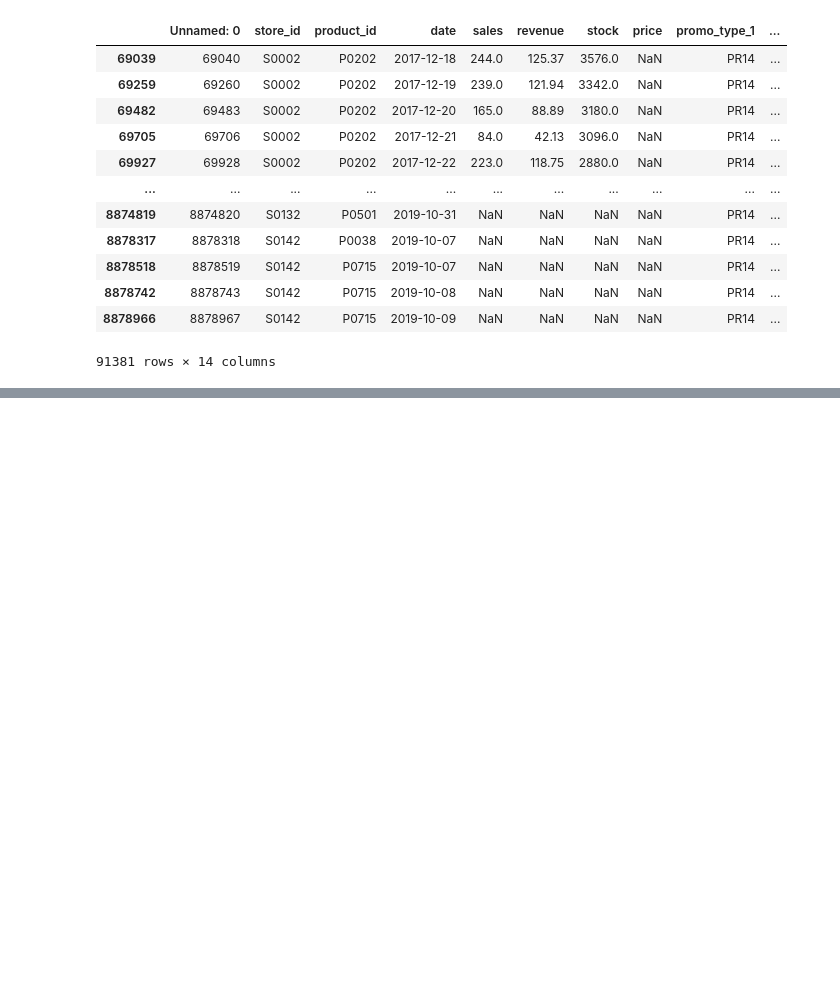
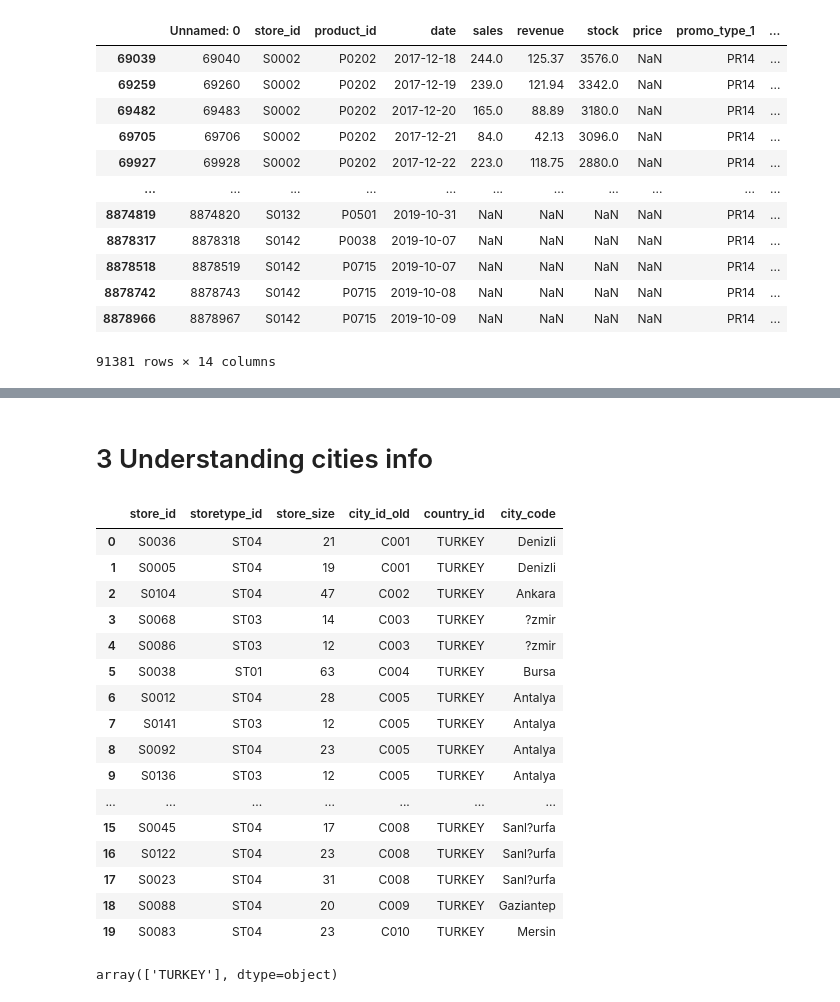
Before and after one commit to yurimfreitas/ProjectII, a Jupyter notebook: DataUnderstanding.ipynb, the cells around one changed output, grey strips where cells are left out. Cells and saved outputs as stored; diff of their text form; code cells hidden in the pictures; blank space fills up the shorter version.

```diff
--- a/DataUnderstanding.ipynb
+++ b/DataUnderstanding.ipynb
@@ -154,3 +154,29 @@ df_sales[(df_sales['price'].isna()) | (df_sales['price'] == '')]
 ###### promo_bin_2 by 'No promo bin 2'
 ###### promo_discount_2 by 0.0 (because the type is float in this case)
 ###### promo_discount_type_2 by 'No promo discount type 2'
+# %% [markdown]
+# 3 Understanding cities info
+# %%
+df_cities.head(20)
+# %% [output]
+|  | store_id | storetype_id | store_size | city_id_old | country_id | city_code |
+| 0 | S0036 | ST04 | 21 | C001 | TURKEY | Denizli |
+| 1 | S0005 | ST04 | 19 | C001 | TURKEY | Denizli |
+| 2 | S0104 | ST04 | 47 | C002 | TURKEY | Ankara |
+| 3 | S0068 | ST03 | 14 | C003 | TURKEY | ?zmir |
+| 4 | S0086 | ST03 | 12 | C003 | TURKEY | ?zmir |
+| 5 | S0038 | ST01 | 63 | C004 | TURKEY | Bursa |
+| 6 | S0012 | ST04 | 28 | C005 | TURKEY | Antalya |
+| 7 | S0141 | ST03 | 12 | C005 | TURKEY | Antalya |
+| 8 | S0092 | ST04 | 23 | C005 | TURKEY | Antalya |
+| 9 | S0136 | ST03 | 12 | C005 | TURKEY | Antalya |
+| ... | ... | ... | ... | ... | ... | ... |
+| 15 | S0045 | ST04 | 17 | C008 | TURKEY | Sanl?urfa |
+| 16 | S0122 | ST04 | 23 | C008 | TURKEY | Sanl?urfa |
+| 17 | S0023 | ST04 | 31 | C008 | TURKEY | Sanl?urfa |
+| 18 | S0088 | ST04 | 20 | C009 | TURKEY | Gaziantep |
+| 19 | S0083 | ST04 | 23 | C010 | TURKEY | Mersin |
+# %%
+df_cities['country_id'].unique()
+# %% [output]
+array(['TURKEY'], dtype=object)
```
Also changed, not shown: parts of 13 cells of this notebook.
